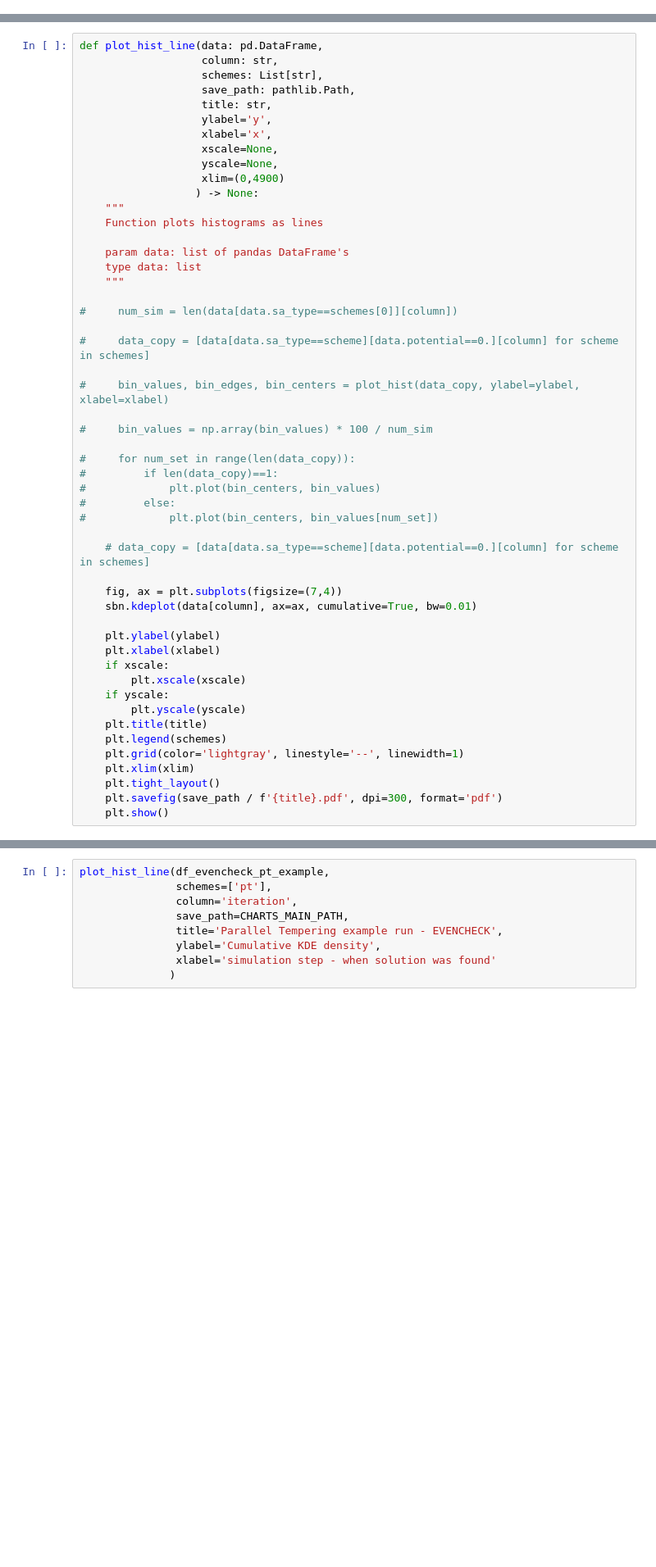
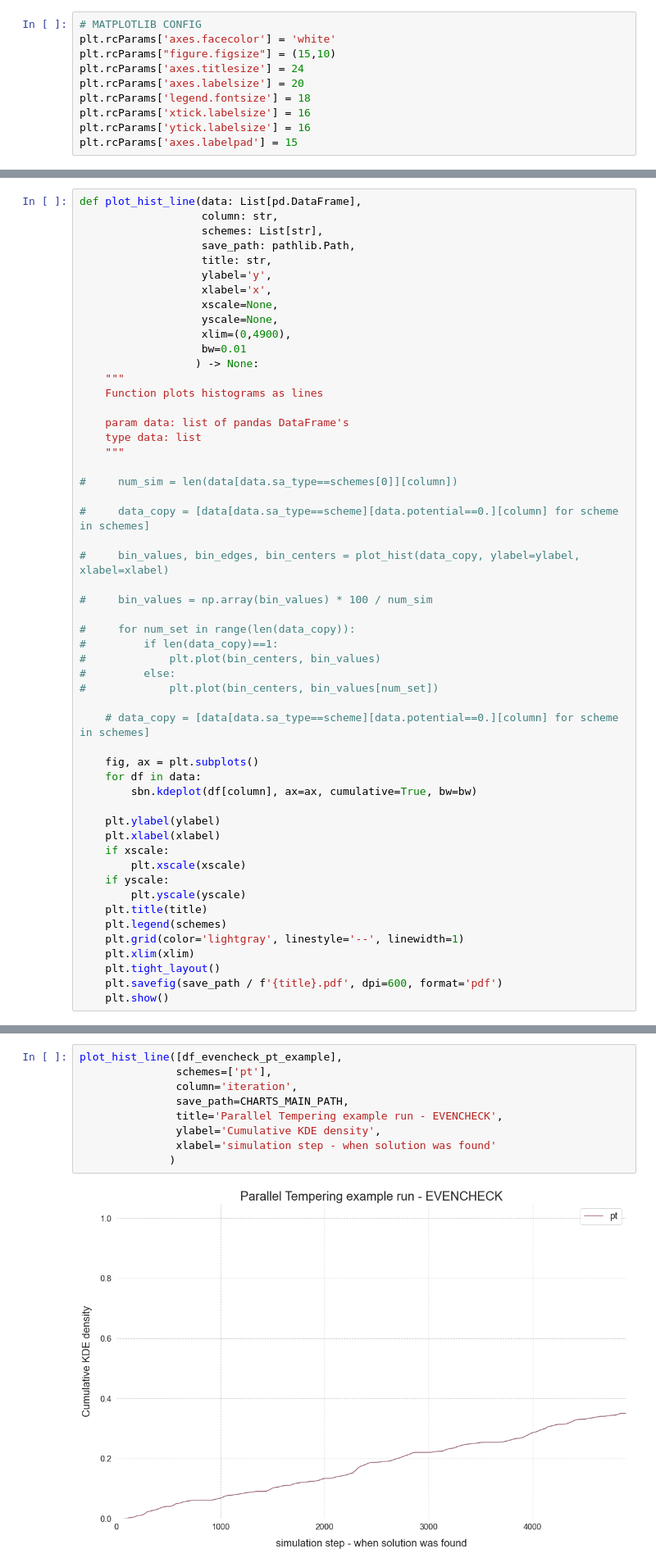
Before and after one commit to mateuszKacz/CGP_mgr, a Jupyter notebook: notebooks/Opracowanie danych PT.ipynb, the cells around one changed output, grey strips where cells are left out. Shown at 82% size. Drawn from its saved outputs; the diff is of its cells as text; blank space fills up the shorter version.

```diff
--- a/notebooks/Opracowanie danych PT.ipynb
+++ b/notebooks/Opracowanie danych PT.ipynb
@@ -14,3 +17,13 @@ plt.rcParams['axes.facecolor'] = 'white'
+# %%
+# MATPLOTLIB CONFIG
+plt.rcParams['axes.facecolor'] = 'white'
+plt.rcParams["figure.figsize"] = (15,10)
+plt.rcParams['axes.titlesize'] = 24
+plt.rcParams['axes.labelsize'] = 20
+plt.rcParams['legend.fontsize'] = 18
+plt.rcParams['xtick.labelsize'] = 16
+plt.rcParams['ytick.labelsize'] = 16
+plt.rcParams['axes.labelpad'] = 15
 # %%
 # sliwkowy, grafitowy, sloneczny, wrzosowy
 colors = ['#965F77', '#3C3C4C', '#FED542', '#B4A0AA']
@@ -215,7 +232,7 @@ def plot_hist(data,
 
     return bin_values, bin_edges, bin_centers
 # %%
-def plot_hist_line(data: pd.DataFrame,
+def plot_hist_line(data: List[pd.DataFrame],
                    column: str,
                    schemes: List[str],
                    save_path: pathlib.Path,
@@ -224,7 +241,8 @@ def plot_hist_line(data: pd.DataFrame,
                    xlabel='x',
                    xscale=None,
                    yscale=None,
-                   xlim=(0,4900)
+                   xlim=(0,4900),
+                   bw=0.01
                   ) -> None:
     """
     Function plots histograms as lines
@@ -249,8 +267,9 @@ def plot_hist_line(data: pd.DataFrame,
 
     # data_copy = [data[data.sa_type==scheme][data.potential==0.][column] for scheme in schemes]
 
-    fig, ax = plt.subplots(figsize=(7,4))
-    sbn.kdeplot(data[column], ax=ax, cumulative=True, bw=0.01)
+    fig, ax = plt.subplots()
+    for df in data:
+        sbn.kdeplot(df[column], ax=ax, cumulative=True, bw=bw)
 
     plt.ylabel(ylabel)
     plt.xlabel(xlabel)
@@ -263,7 +282,7 @@ def plot_hist_line(data: pd.DataFrame,
     plt.grid(color='lightgray', linestyle='--', linewidth=1)
     plt.xlim(xlim)
     plt.tight_layout()
-    plt.savefig(save_path / f'{title}.pdf', dpi=300, format='pdf')
+    plt.savefig(save_path / f'{title}.pdf', dpi=600, format='pdf')
     plt.show()
 # %%
 def plot_bar(data: pd.DataFrame,
@@ -293,11 +312,13 @@ def plot_bar(data: pd.DataFrame,
     plt.show()
 # %%
-plot_hist_line(df_evencheck_pt_example,
+plot_hist_line([df_evencheck_pt_example],
                schemes=['pt'],
                column='iteration',
                save_path=CHARTS_MAIN_PATH,
                title='Parallel Tempering example run - EVENCHECK',
                ylabel='Cumulative KDE density',
                xlabel='simulation step - when solution was found'
               )
+# %% [output]
+[figure, added]
 # %%
```
Also changed, not shown: parts of 34 cells of this notebook, 1 other file.
